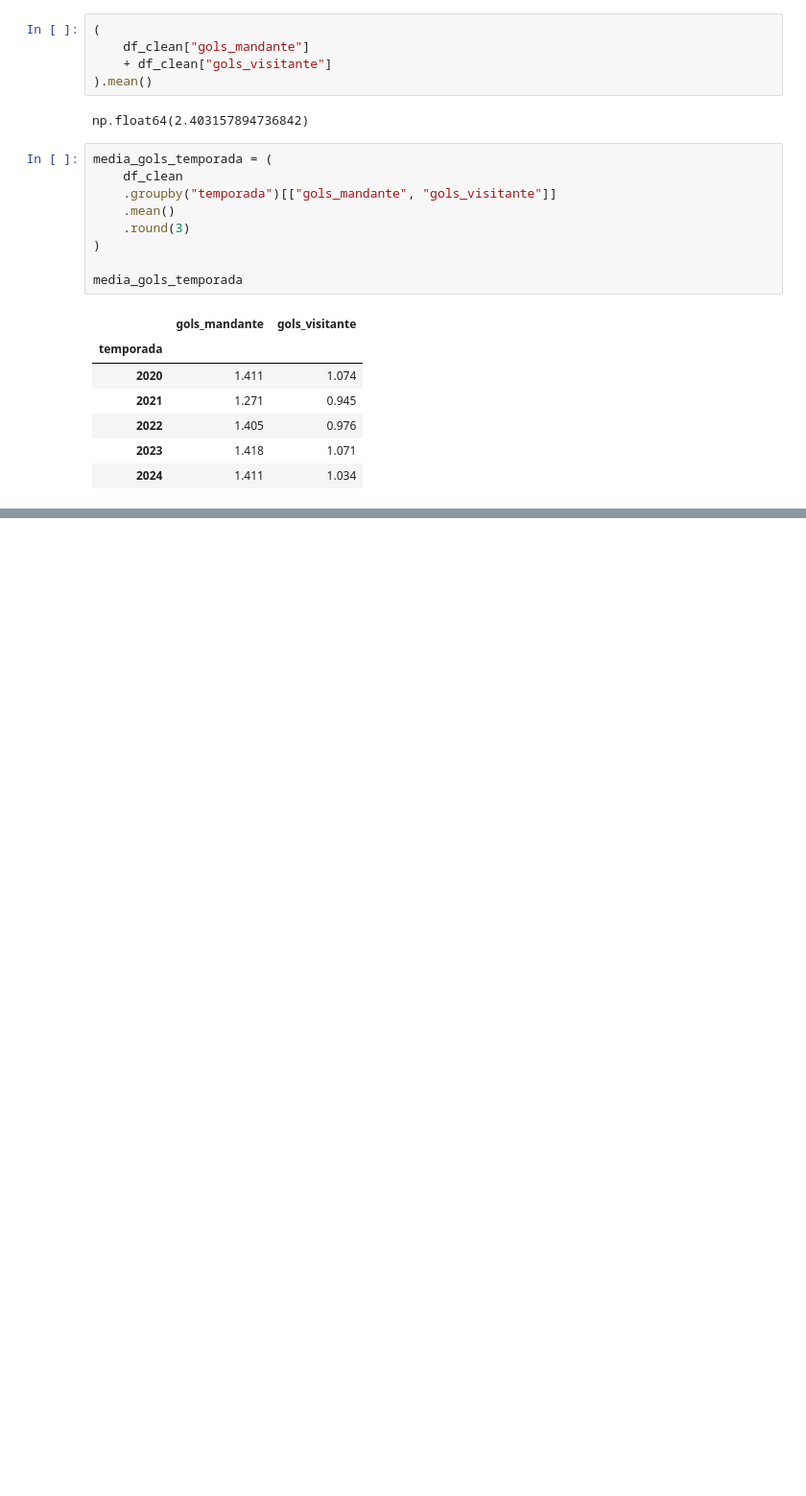
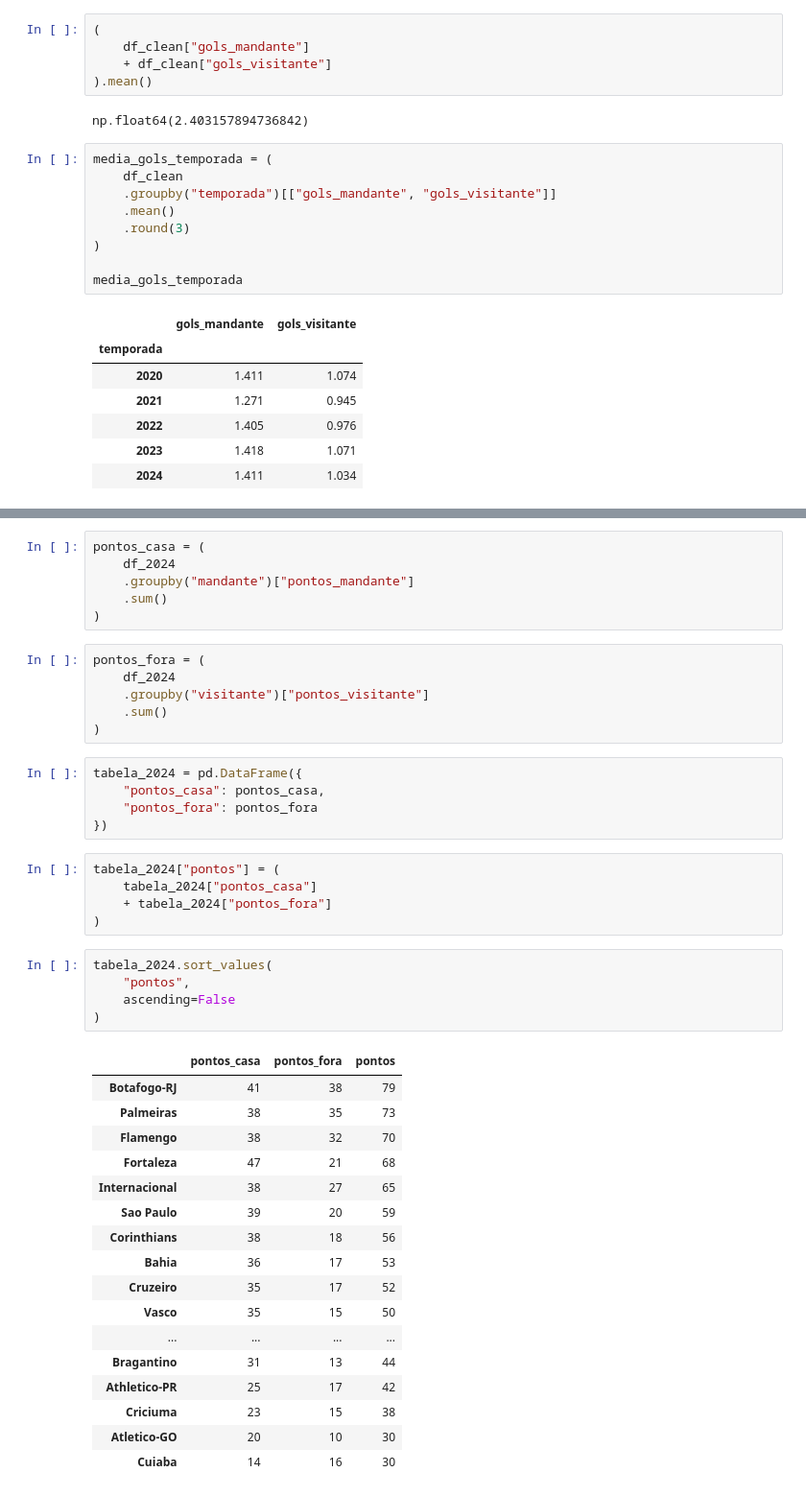
Before and after one commit to mvk999/brasileirao-predictor, a Jupyter notebook: notebooks/01_data_understanding.ipynb, the cells around one changed output, grey strips where cells are left out. Shown at 96% size. Saved outputs shown, nothing was run; the diff lists cells and outputs as text; blank space fills up the shorter version.

```diff
--- a/notebooks/01_data_understanding.ipynb
+++ b/notebooks/01_data_understanding.ipynb
@@ -727,0 +776,45 @@ media_gols_temporada
+# %%
+pontos_casa = (
+    df_2024
+    .groupby("mandante")["pontos_mandante"]
+    .sum()
+)
+# %%
+pontos_fora = (
+    df_2024
+    .groupby("visitante")["pontos_visitante"]
+    .sum()
+)
+# %%
+tabela_2024 = pd.DataFrame({
+    "pontos_casa": pontos_casa,
+    "pontos_fora": pontos_fora
+})
+# %%
+tabela_2024["pontos"] = (
+    tabela_2024["pontos_casa"]
+    + tabela_2024["pontos_fora"]
+)
+# %%
+tabela_2024.sort_values(
+    "pontos",
+    ascending=False
+)
+# %% [output]
+|  | pontos_casa | pontos_fora | pontos |
+| Botafogo-RJ | 41 | 38 | 79 |
+| Palmeiras | 38 | 35 | 73 |
+| Flamengo | 38 | 32 | 70 |
+| Fortaleza | 47 | 21 | 68 |
+| Internacional | 38 | 27 | 65 |
+| Sao Paulo | 39 | 20 | 59 |
+| Corinthians | 38 | 18 | 56 |
+| Bahia | 36 | 17 | 53 |
+| Cruzeiro | 35 | 17 | 52 |
+| Vasco | 35 | 15 | 50 |
+| ... | ... | ... | ... |
+| Bragantino | 31 | 13 | 44 |
+| Athletico-PR | 25 | 17 | 42 |
+| Criciuma | 23 | 15 | 38 |
+| Atletico-GO | 20 | 10 | 30 |
+| Cuiaba | 14 | 16 | 30 |
```
Also changed, not shown: parts of 31 cells of this notebook, 4 other files.
